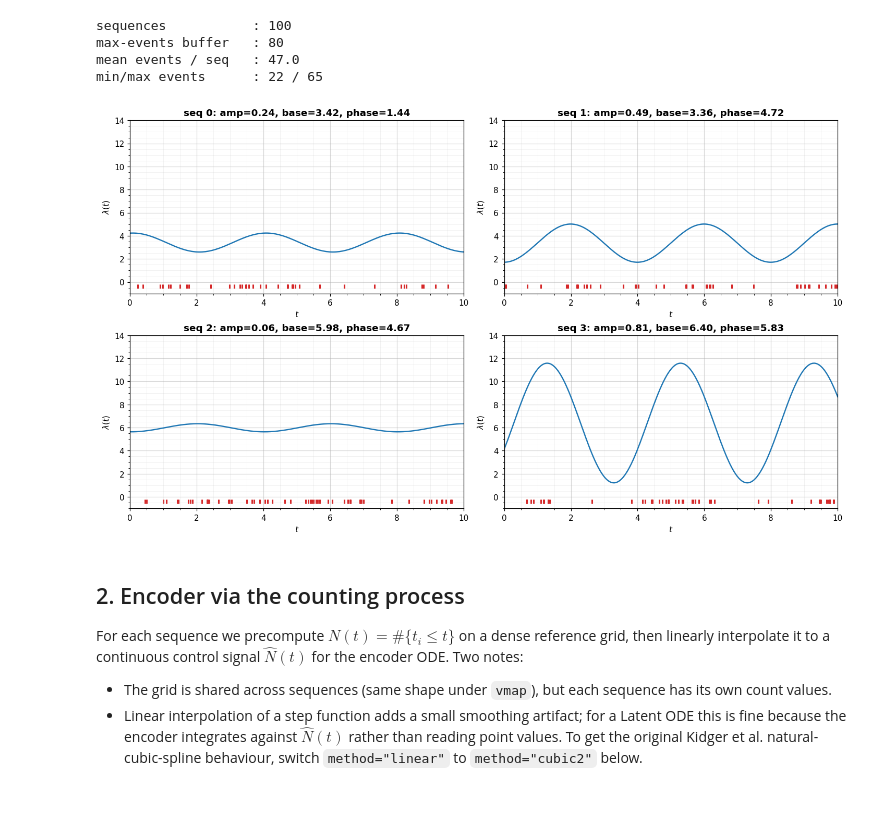
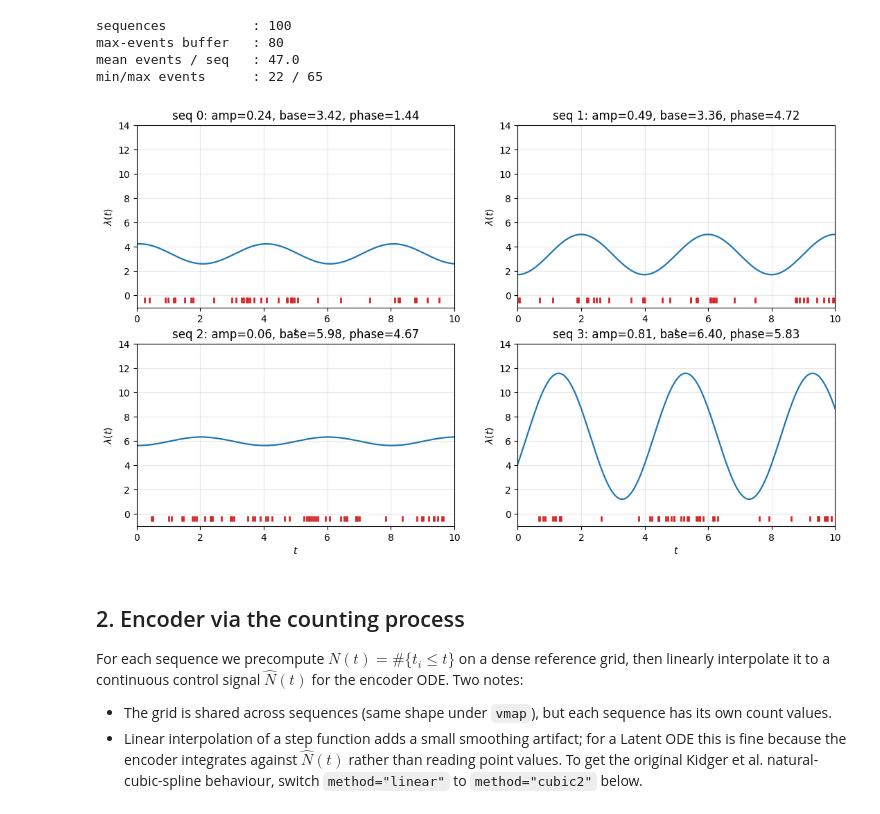
Before and after one commit to jejjohnson/xtremax, a Jupyter notebook: docs/notebooks/latent_ode_ipp.ipynb, the cells around one changed output. Cells and saved outputs as stored; diff of their text form; code cells hidden in the pictures.

```diff
--- a/docs/notebooks/latent_ode_ipp.ipynb
+++ b/docs/notebooks/latent_ode_ipp.ipynb
@@ -28,8 +56,9 @@ given a callable for $\log\lambda$ at requested times and a pre-computed compens
 # %%
-from __future__ import annotations
+import warnings
 
 
-%pip install -q xtremax diffrax interpax optax matplotlib  # uncomment on Colab
+warnings.filterwarnings("ignore", message=r".*IProgress.*")
+
 import diffrax
 import equinox as eqx
 import interpax
@@ -45,26 +74,5 @@ from xtremax.point_processes import integrate_log_intensity
 from xtremax.point_processes.primitives import ipp_log_prob, ipp_sample_thinning
 
 
-plt.rcParams.update(
-    {
-        "figure.dpi": 110,
-        "figure.constrained_layout.use": True,
-        "axes.grid": True,
-        "grid.linewidth": 0.6,
-        "grid.alpha": 0.5,
-        "axes.titleweight": "semibold",
-    }
-)
-
-
-def style_axes(ax, *, aspect=None):
-    ax.minorticks_on()
-    ax.grid(True, which="major", linewidth=0.8, alpha=0.5)
-    ax.grid(True, which="minor", linewidth=0.4, alpha=0.25)
-    if aspect is not None:
-        ax.set_aspect(aspect)
-    return ax
-
-
-# Plain matplotlib palette (tab10), 10 entries; we only use a handful.
+# tab10 palette — used only inside individual plots; no global rcParams.
 palette = [plt.cm.tab10(i) for i in range(10)]
@@ -139,30 +182,30 @@ min/max events      : 22 / 65
 # %%
 fig, axes = plt.subplots(2, 2, figsize=(13, 7.5))
 t_dense = jnp.linspace(0.0, T_MAX, 200)
 for k, ax in enumerate(axes.flat):
     amp_k, base_k, phase_k = true_params[k]
     lam = jnp.exp(true_log_intensity(t_dense, amp_k, base_k, phase_k))
     ax.plot(np.asarray(t_dense), np.asarray(lam), color=palette[0], linewidth=1.6)
     times_k = np.asarray(event_times[k])[np.asarray(event_mask[k])]
     ax.scatter(
         times_k,
         np.full_like(times_k, -0.4),
         s=28,
         marker="|",
         color=palette[3],
         linewidths=2.0,
     )
     ax.set_xlim(0, T_MAX)
     ax.set_ylim(-1.0, 14.0)
     ax.set_title(
         f"seq {k}: amp={float(amp_k):.2f}, base={float(base_k):.2f}, phase={float(phase_k):.2f}"
     )
     ax.set_xlabel("$t$")
     ax.set_ylabel(r"$\lambda(t)$")
-    style_axes(ax)
+    ax.grid(True, alpha=0.3)
 plt.show()
 # %% [output]
-[figure, old version]
+[figure, new version]
 # %% [markdown]
 ## 2. Encoder via the counting process
 
```
Also changed, not shown: parts of 7 cells of this notebook.
